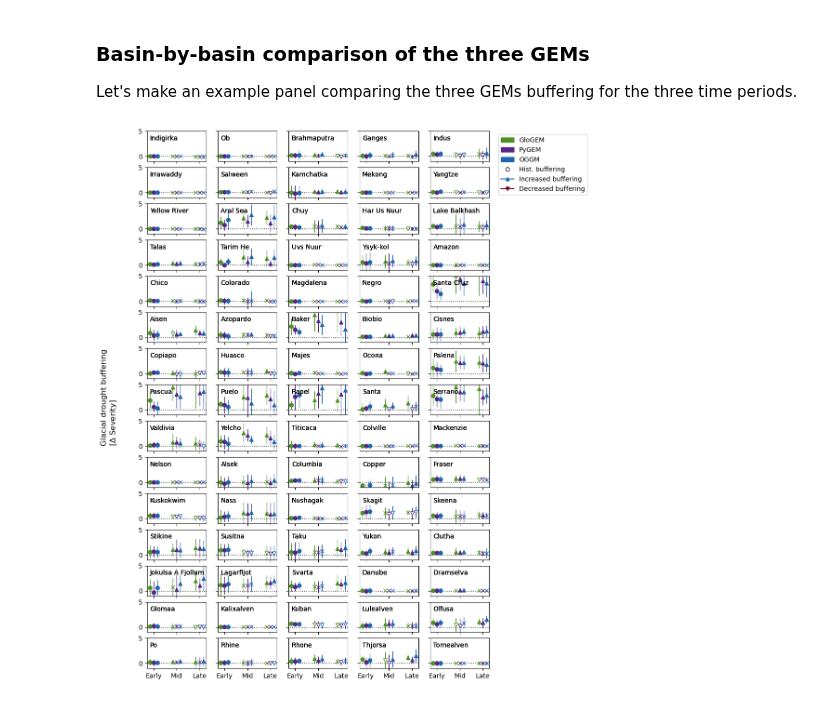
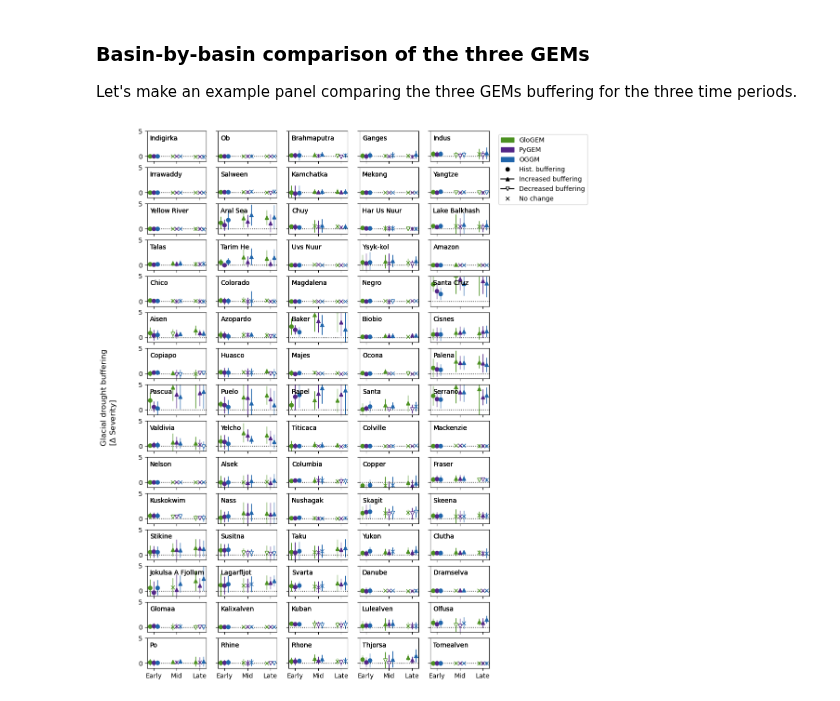
Before and after one commit to ehultee/glacial-SPEI, a Jupyter notebook: 20240820-MultiGEM-PerBasin_buffering.ipynb, the cells around one changed output. Drawn from its saved outputs; the diff is of its cells as text; code cells hidden in the pictures.

Commit message:
Latest updates to plots for technical note
Notebooks pushed in previous commit didn't have latest changes saved, lolwoops.  Eventually squash these commits

```diff
--- a/20240820-MultiGEM-PerBasin_buffering.ipynb
+++ b/20240820-MultiGEM-PerBasin_buffering.ipynb
@@ -265,35 +265,39 @@ for j, b in enumerate(basin_names):
         ax.text(0.05, 0.7, basin_label, transform=ax.transAxes)
         ax.set(xticks=[1,4,7], xticklabels=['Early', 'Mid', 'Late'])
 
 
-nochange_marker = mlines.Line2D([], [], markerfacecolor='None', markeredgecolor='k', marker='o',
+hist_marker = mlines.Line2D([], [], color='k', marker='o',
                           linestyle='None',
                                 label='Hist. buffering')
 
-increase_marker = mlines.Line2D([], [], color=inc_color, marker='^',
+increase_marker = mlines.Line2D([], [], color='k', marker='^',
                           # linestyle='None',
                                 label='Increased buffering')
 
-decrease_marker = mlines.Line2D([], [], color=dec_color, marker='v',
+decrease_marker = mlines.Line2D([], [], mfc='white', mec='k', marker='v', color='k',
                           # linestyle='None',
                                 label='Decreased buffering')
+
+nochange_marker = mlines.Line2D([], [], color='k', marker='x',
+                          linestyle='None',
+                                label='No change')
 
 patches=[]
 for g, c in zip(gmodels, colorcode):
     patches.append(mpatches.Patch(color=plt.get_cmap(c)(0.9), label=g))
     # purple_patch = mpatches.Patch(color=colorcode[1](0.9), label='PyGEM')
     # blue_patch = mpatches.Patch(color=colorcode[3](0.9), label='OGGM')
-for p in [nochange_marker, increase_marker, decrease_marker]:
+for p in [hist_marker, increase_marker, decrease_marker, nochange_marker]:
     patches.append(p)
 axs[0,4].legend(handles=patches, bbox_to_anchor=(1.1, 1.0), ncol=1)
 
 for ax in axs.ravel():
     ax.axhline(0, ls=':', lw=1.0, color='k')
     ax.set(ylim=(-1,5))
 
 fig.supylabel('Glacial drought buffering \n'+ r'[$\Delta$ Severity]')
 # fig.suptitle('21st century drought buffering by GEM and by basin (12 GCMs)')
 # fig.supxlabel('21st century period')
 plt.savefig('/Users/lizz/Desktop/{}-75basin-drought_buffering_severity.png'.format(datetime.date.today()))
 # %% [output]
-[figure, old version]
+[figure, new version]
```
Also changed, not shown: 1 other file.
